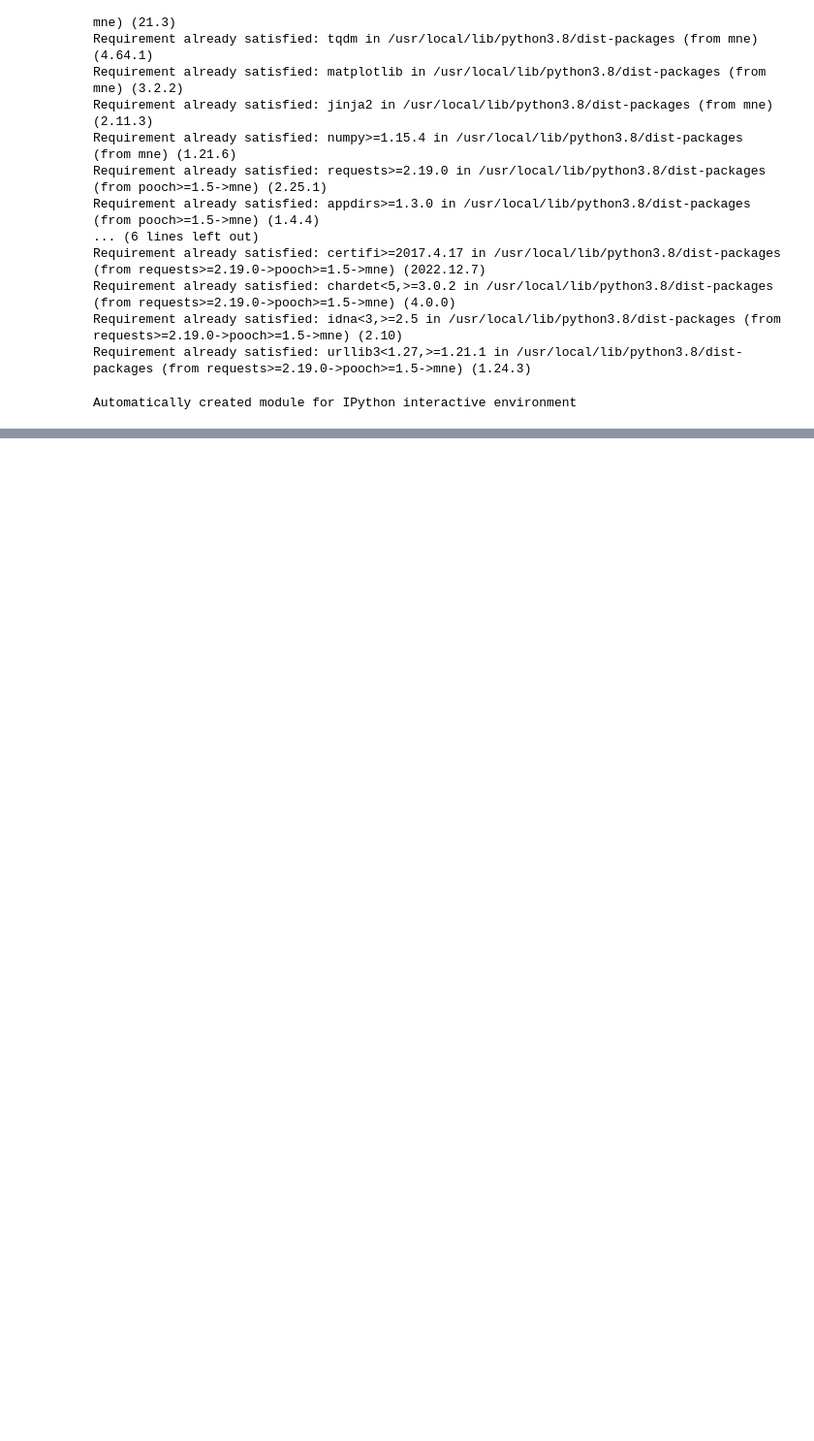
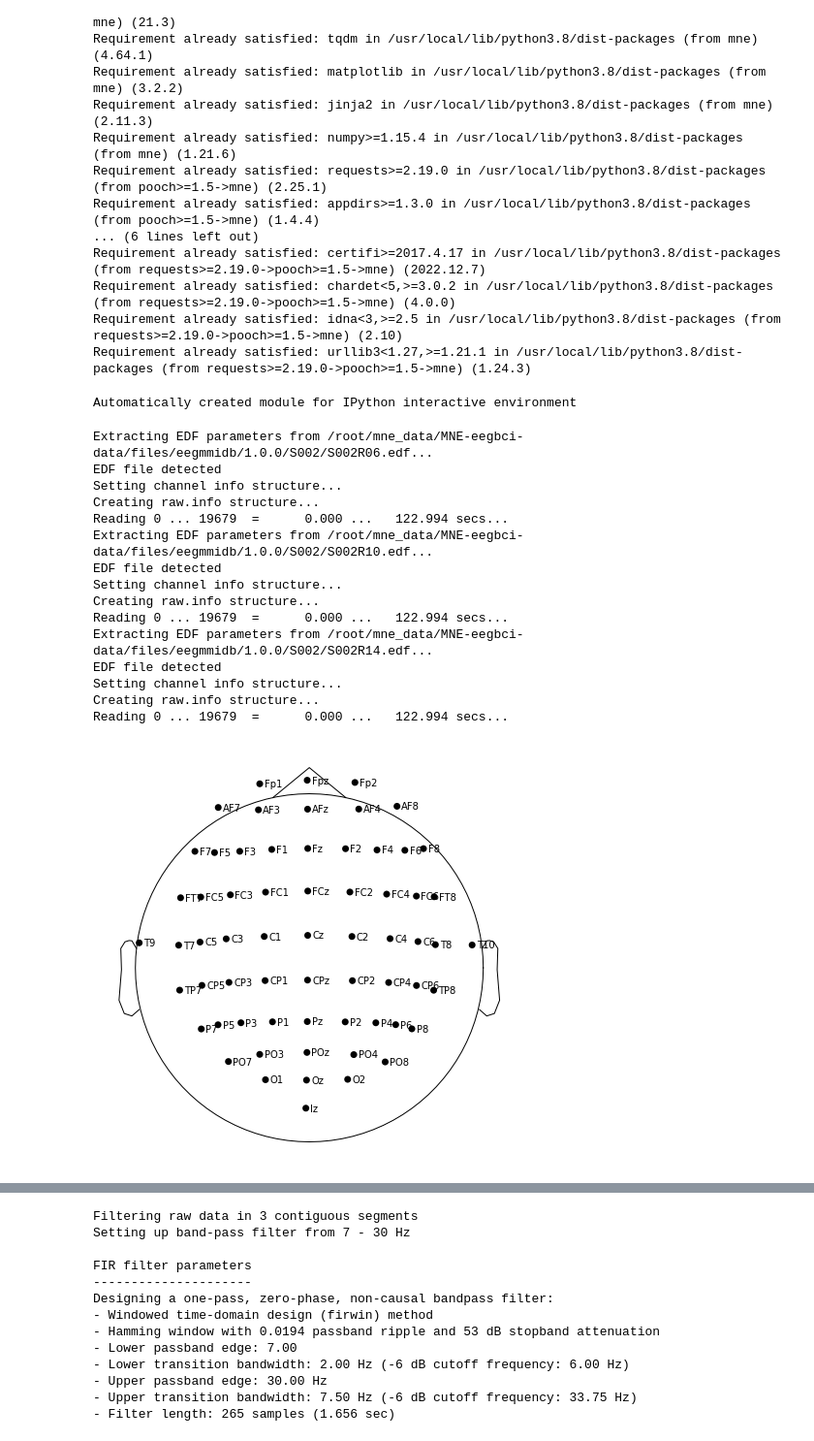
Before and after one commit to seongcho1/mnetest, a Jupyter notebook: eegbci_training+predict00.ipynb, the cells around one changed output, grey strips where cells are left out. Shown at 97% size. Cells and saved outputs as stored; diff of their text form; code cells hidden in the pictures; blank space fills up the shorter version.

```diff
--- a/eegbci_training+predict00.ipynb
+++ b/eegbci_training+predict00.ipynb
@@ -131,7 +131,7 @@ def fetch_data(raw_fnames, sfreq=None):
     subject = []
     for i, f in enumerate(raw_fnames):
         if f.endswith(".edf") and int(f.split('R')[1].split(".")[0]) in RUNS1:
-            subject_data = mne.io.read_raw_edf(os.path.join(f"{DATA_DIR}/{SUBJECTS[0]}", f), preload=True)
+            subject_data = read_raw_edf(os.path.join(f"{DATA_DIR}/{SUBJECTS[0]}", f), preload=True)
             if sfreq is None:
                 sfreq = subject_data.info["sfreq"]
             if subject_data.info["sfreq"] == sfreq:
@@ -151,29 +151,46 @@ def raw_fnames():
 # %%
 
 def training():
 
     raw = filter_data(raw=prepare_data(raw=fetch_data(raw_fnames=raw_fnames())))
     labels, epochs = fetch_events(filter_data(raw))
 
     epochs_data_train = epochs.get_data()
     lda_shrinkage = LDA(solver='lsqr', shrinkage='auto')
     cv = ShuffleSplit(10, test_size=0.2, random_state=42)
     csp = CSP()
 
     clf = Pipeline([('CSP', csp), ('LDA', lda_shrinkage)])
     scores_ldashrinkage = cross_val_score(clf, epochs_data_train, labels, cv=cv, n_jobs=1)
     mean_scores_ldashrinkage, std_scores_ldashrinkage = np.mean(scores_ldashrinkage), np.std(scores_ldashrinkage)
 
     class_balance = np.mean(labels == labels[0])
     class_balance = max(class_balance, 1. - class_balance)
     print("LDA SHRINKED Classification accuracy: %f / Chance level: %f" % (np.mean(scores_ldashrinkage), class_balance))
     print(f"Mean Score Model {mean_scores_ldashrinkage}")
     print(f"Std Score Model {std_scores_ldashrinkage}")
 
     # save pipeline
     clf = clf.fit(epochs_data_train, labels)
     dump(clf, "final_model.joblib")
     print("model saved to final_model.joblib")
     pass
 
-#training()
+training()
+# %% [output]
+Extracting EDF parameters from /root/mne_data/MNE-eegbci-data/files/eegmmidb/1.0.0/S002/S002R06.edf...
+EDF file detected
+Setting channel info structure...
+Creating raw.info structure...
+Reading 0 ... 19679  =      0.000 ...   122.994 secs...
+Extracting EDF parameters from /root/mne_data/MNE-eegbci-data/files/eegmmidb/1.0.0/S002/S002R10.edf...
+EDF file detected
+Setting channel info structure...
+Creating raw.info structure...
+Reading 0 ... 19679  =      0.000 ...   122.994 secs...
+Extracting EDF parameters from /root/mne_data/MNE-eegbci-data/files/eegmmidb/1.0.0/S002/S002R14.edf...
+EDF file detected
+Setting channel info structure...
+Creating raw.info structure...
+Reading 0 ... 19679  =      0.000 ...   122.994 secs...
+[figure, added]
@@ -179,0 +198,13 @@ def training():
+Filtering raw data in 3 contiguous segments
+Setting up band-pass filter from 7 - 30 Hz
+
+FIR filter parameters
+---------------------
+Designing a one-pass, zero-phase, non-causal bandpass filter:
+- Windowed time-domain design (firwin) method
+- Hamming window with 0.0194 passband ripple and 53 dB stopband attenuation
+- Lower passband edge: 7.00
+- Lower transition bandwidth: 2.00 Hz (-6 dB cutoff frequency: 6.00 Hz)
+- Upper passband edge: 30.00 Hz
+- Upper transition bandwidth: 7.50 Hz (-6 dB cutoff frequency: 33.75 Hz)
+- Filter length: 265 samples (1.656 sec)
```
Also changed, not shown: parts of 2 cells of this notebook.
